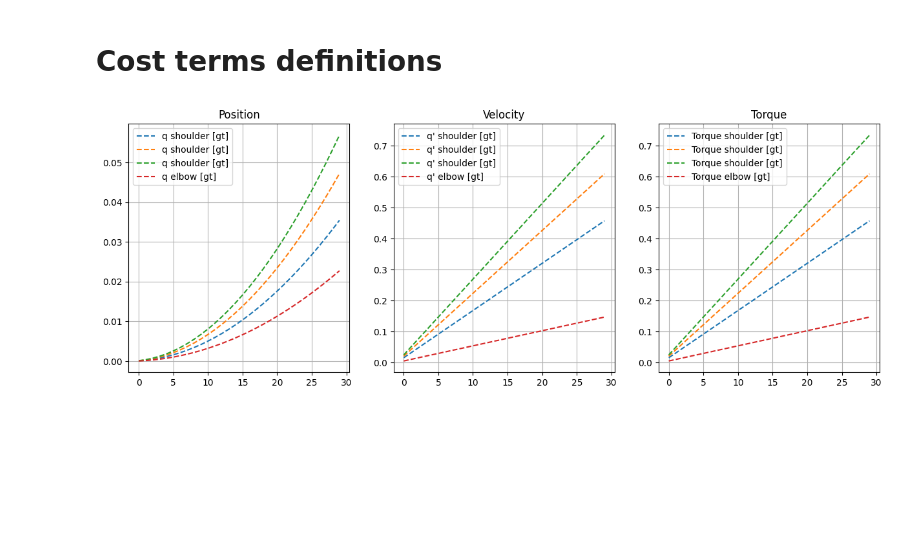
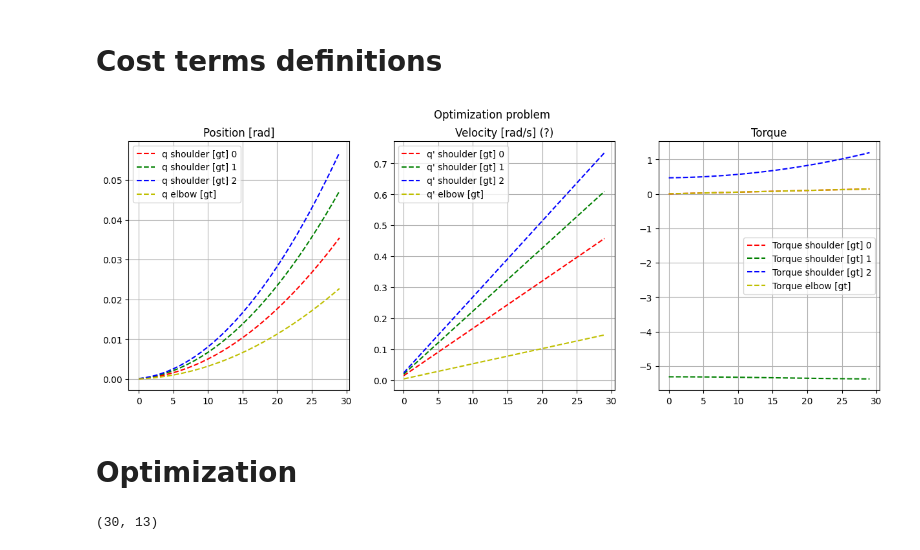
Before and after one commit to balthazarneveu/monocular_pose_and_forces_estimation, a Jupyter notebook: scripts/optimiziation_demo.ipynb, the cells around one changed output. Cells and saved outputs as stored; diff of their text form; code cells hidden in the pictures; blank space fills up the shorter version.

Commit message:
add plot functions for optim problem

```diff
--- a/scripts/optimiziation_demo.ipynb
+++ b/scripts/optimiziation_demo.ipynb
@@ -188,30 +188,34 @@ def objective(txuc, tp_observed, T, debug=False) -> np.ndarray:
     return res
 # %%
 import matplotlib.pyplot as plt
-state = gt_sol
-fig, axs = plt.subplots(1, 3, figsize=(15, 5))
-for state, label, style in [(gt_sol, "[gt]", "--"),]:
-    axs[0].plot(state[:, :3], style, label=f"q shoulder {label}") # skip index 3 (quaternion normalization)
-    axs[0].plot(state[:, 4], style, label=f"q elbow {label}")
-    axs[0].set_title("Position")
-    axs[0].legend()
-    axs[0].grid()
 
-    axs[1].plot(state[:, 4+1:4+3+1], style, label=f"q' shoulder {label}")
-    axs[1].plot(state[:, 4+3+1], style, label=f"q' elbow {label}")
-    axs[1].legend()
-    axs[1].grid()
-    axs[1].set_title("Velocity")
+def plot_optimization_curves(states_to_plot: list):
+    fig, axs = plt.subplots(1, 3, figsize=(15, 5))
+    frozen_color_code = ["r", "g", "b", "y", "m", "c", "k"]
+    for state, label, style in states_to_plot:
+        for dim in range(3):
+            axs[0].plot(state[:, 0+dim], style+frozen_color_code[dim], label=f"q shoulder {label} {dim}") # skip index 3 (quaternion normalization)
+        axs[0].plot(state[:, 4], style+frozen_color_code[3], label=f"q elbow {label}")
 
-    axs[2].plot(state[:, 4+1:4+3+1], style, label=f"Torque shoulder {label}")
-    axs[2].plot(state[:, 4+3+1], style, label=f"Torque elbow {label}")
+        for dim in range(3):
+            axs[1].plot(state[:, 4+1+dim], style+frozen_color_code[dim], label=f"q' shoulder {label} {dim}")
+        axs[1].plot(state[:, 4+3+1], style+frozen_color_code[3], label=f"q' elbow {label}")
+
+
+        for dim in range(3):
+            axs[2].plot(state[:, 4+3+1+dim], style+frozen_color_code[dim], label=f"Torque shoulder {label} {dim}")
+        axs[2].plot(state[:, 4+3+1], style+frozen_color_code[3], label=f"Torque elbow {label}")
+    axs[0].set_title("Position [rad]")
+    axs[1].set_title("Velocity [rad/s] (?)")
     axs[2].set_title("Torque")
-    axs[2].legend()
-    axs[2].grid()
-
-plt.show()
+    for i in range(len(axs)):
+        axs[i].legend()
+        axs[i].grid()
+    plt.suptitle("Optimization problem")
+    plt.show()
+plot_optimization_curves([(gt_sol, "[gt]", "--"),])
 # %% [output]
-[figure, old version]
+[figure, new version]
 # %%
 # intialized with ground truth data for angular positions
 # and 0 for velocity
@@ -219,5 +223,12 @@ plt.show()
 q = gt_sol[:, :arm_robot.model.nq]
 
 initial = np.concatenate([q, np.zeros((T, 2 * arm_robot.model.nv))], axis=1)
+# %% [markdown]
+# Optimization
 # %%
 sol = least_squares(objective, initial.flatten(), args=(gt_p, T)).x
+# %%
+res = sol.reshape(T, -1)
+res.shape
+# %% [output]
+(30, 13)
```
Also changed, not shown: parts of 6 cells of this notebook.
